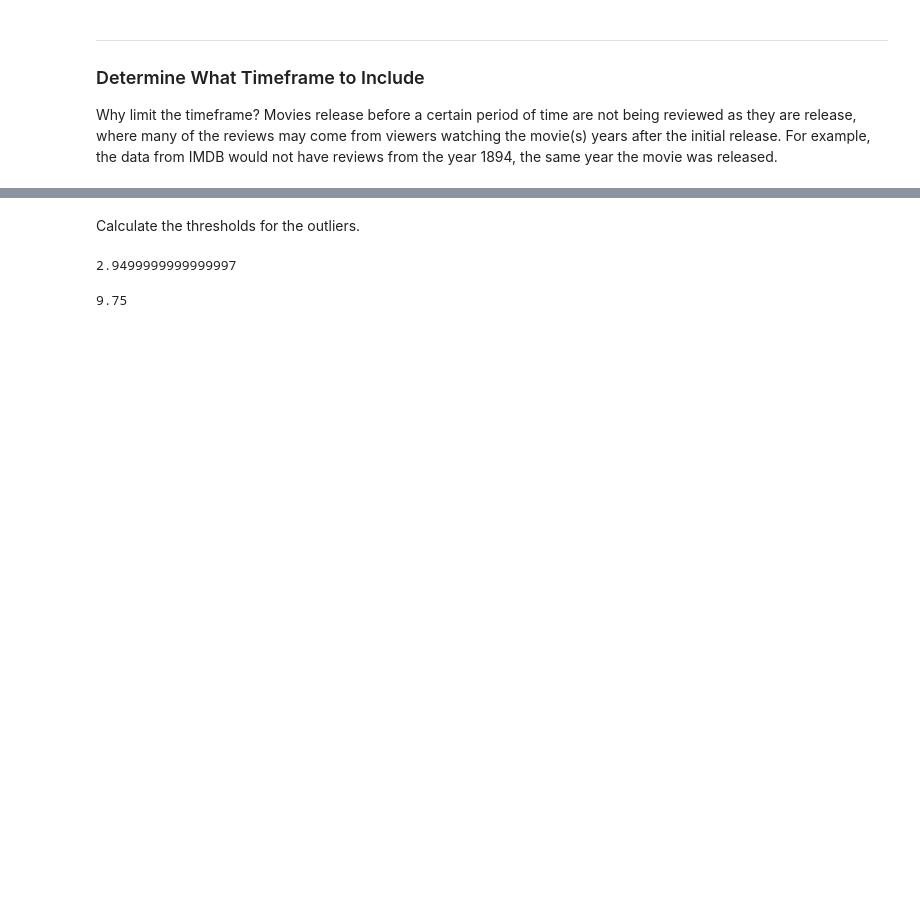
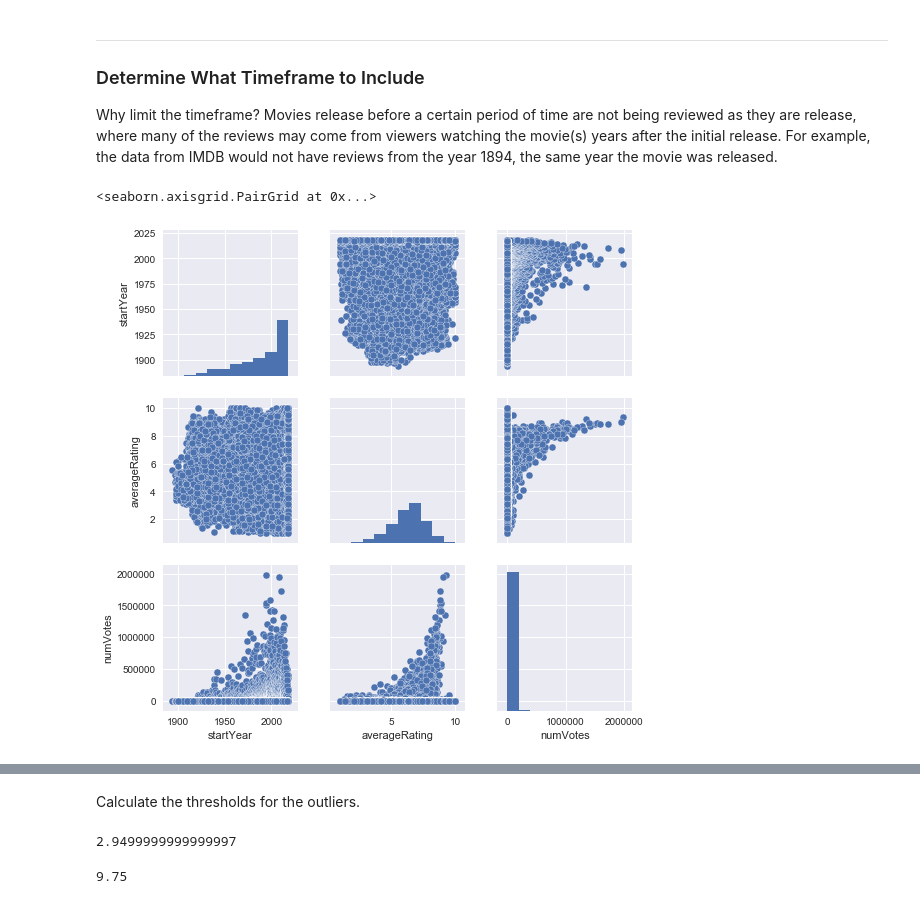
Before and after one commit to dniedermier-cscc/Scrum-Lords-Capstone-2018, a Jupyter notebook: IMDB/Working Notebooks/IMDB_Capstone_CS.ipynb, the cells around one changed output, grey strips where cells are left out. Cells and saved outputs as stored; diff of their text form; code cells hidden in the pictures; blank space fills up the shorter version.

```diff
--- a/IMDB/Working Notebooks/IMDB_Capstone_CS.ipynb
+++ b/IMDB/Working Notebooks/IMDB_Capstone_CS.ipynb
@@ -376,6 +403,11 @@ movie_data = movie_data[movie_data.startYear != 0]
 ### Determine What Timeframe to Include
 
 Why limit the timeframe? Movies release before a certain period of time are not being reviewed as they are release, where many of the reviews may come from viewers watching the movie(s) years after the initial release. For example, the data from IMDB would not have reviews from the year 1894, the same year the movie was released.
+# %%
+sns.pairplot(data=movie_data[['startYear', 'averageRating', 'numVotes']])
+# %% [output]
+<seaborn.axisgrid.PairGrid at 0x...>
+[figure, added]
 # %%
 movie_data.plot.scatter(x="startYear", y="averageRating")
 # %% [output]
```
Also changed, not shown: parts of 44 cells of this notebook, 2 other files.
